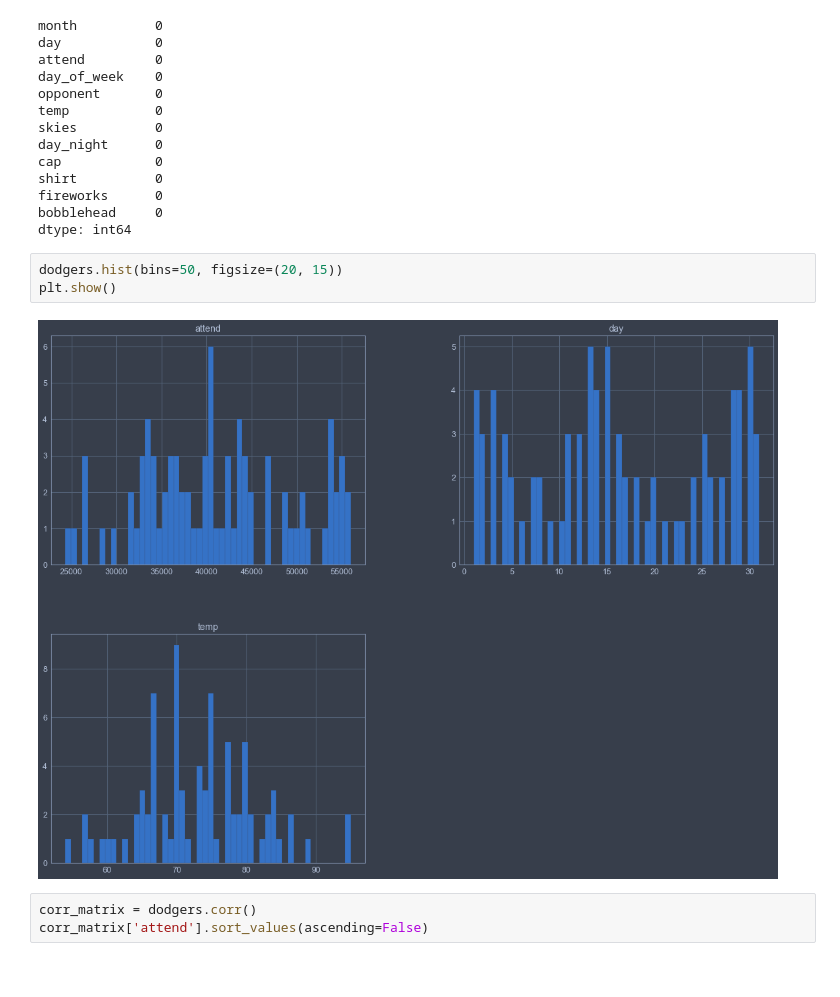
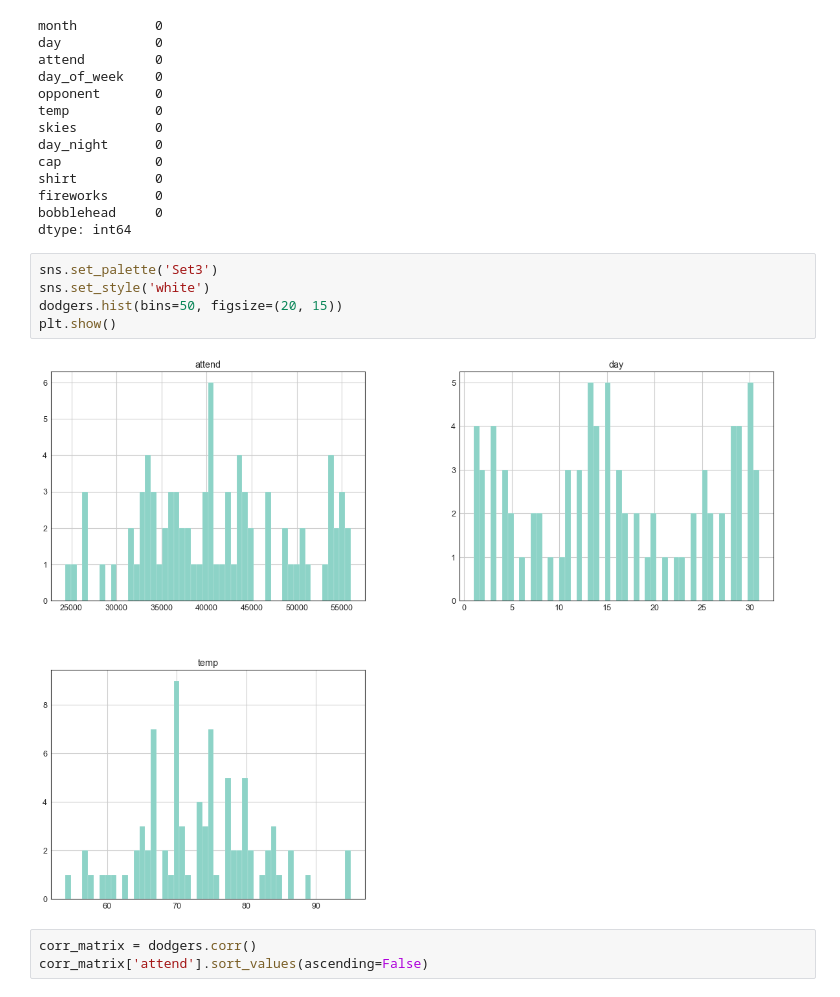
Before and after one commit to oxenfree/Big-Data-Anlysis-Course-Work-, a Jupyter notebook: ollie_week_2.ipynb, the cells around one changed output. Drawn from its saved outputs; the diff is of its cells as text.

```diff
--- a/ollie_week_2.ipynb
+++ b/ollie_week_2.ipynb
@@ -59,10 +59,12 @@ fireworks      0
 bobblehead     0
 dtype: int64
 # %%
+sns.set_palette('Set3')
+sns.set_style('white')
 dodgers.hist(bins=50, figsize=(20, 15))
 plt.show()
 # %% [output]
-[figure, old version]
+[figure, new version]
 # %%
 corr_matrix = dodgers.corr()
 corr_matrix['attend'].sort_values(ascending=False)
```
Also changed, not shown: parts of 4 cells of this notebook, 1 other file.
